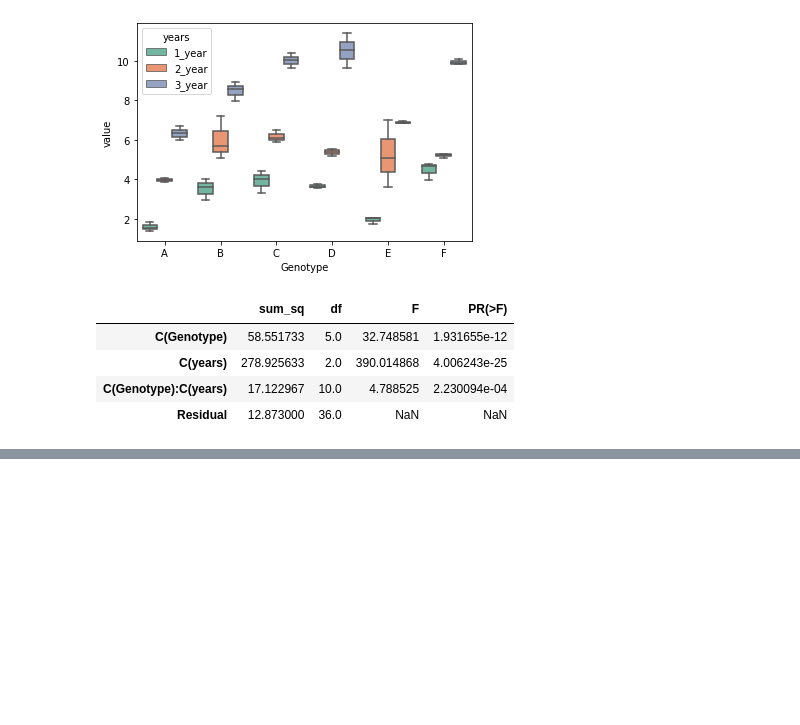
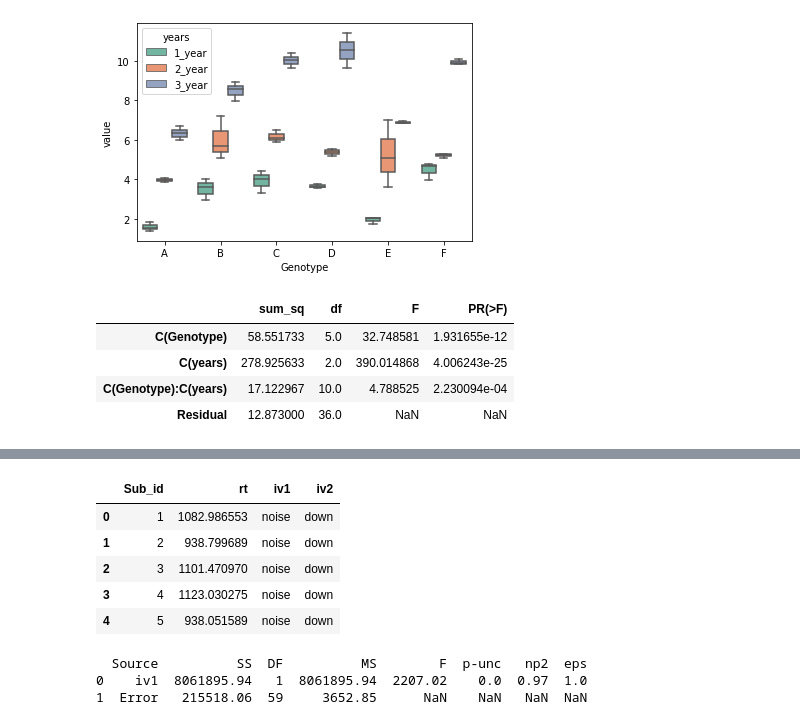
Before and after one commit to zhanyyy7/inf2178h-w22-exp-design-datascience, a Jupyter notebook: notebooks/inclass.ipynb, the cells around one changed output, grey strips where cells are left out. Drawn from its saved outputs; the diff is of its cells as text; code cells hidden in the pictures; blank space fills up the shorter version.

```diff
--- a/notebooks/inclass.ipynb
+++ b/notebooks/inclass.ipynb
@@ -474,0 +341,18 @@ res.levene_summary
+# %%
+#repeated measures anova
+df = pd.read_csv('/Users/shionguha/Documents/GitHub/inf2178h-w22-exp-design-datascience/data/rmAOV2way.csv')
+df.head()
+# %% [output]
+|  | Sub_id | rt | iv1 | iv2 |
+| 0 | 1 | 1082.986553 | noise | down |
+| 1 | 2 | 938.799689 | noise | down |
+| 2 | 3 | 1101.470970 | noise | down |
+| 3 | 4 | 1123.030275 | noise | down |
+| 4 | 5 | 938.051589 | noise | down |
+# %%
+aov = pg.rm_anova(dv='rt', within='iv1', subject='Sub_id', data=df, detailed=True)
+print(aov.round(2))
+# %% [output]
+  Source          SS  DF          MS        F  p-unc   np2  eps
+0    iv1  8061895.94   1  8061895.94  2207.02    0.0  0.97  1.0
+1  Error   215518.06  59     3652.85      NaN    NaN   NaN  NaN
```
Also changed, not shown: parts of 31 cells of this notebook, 2 other files.
